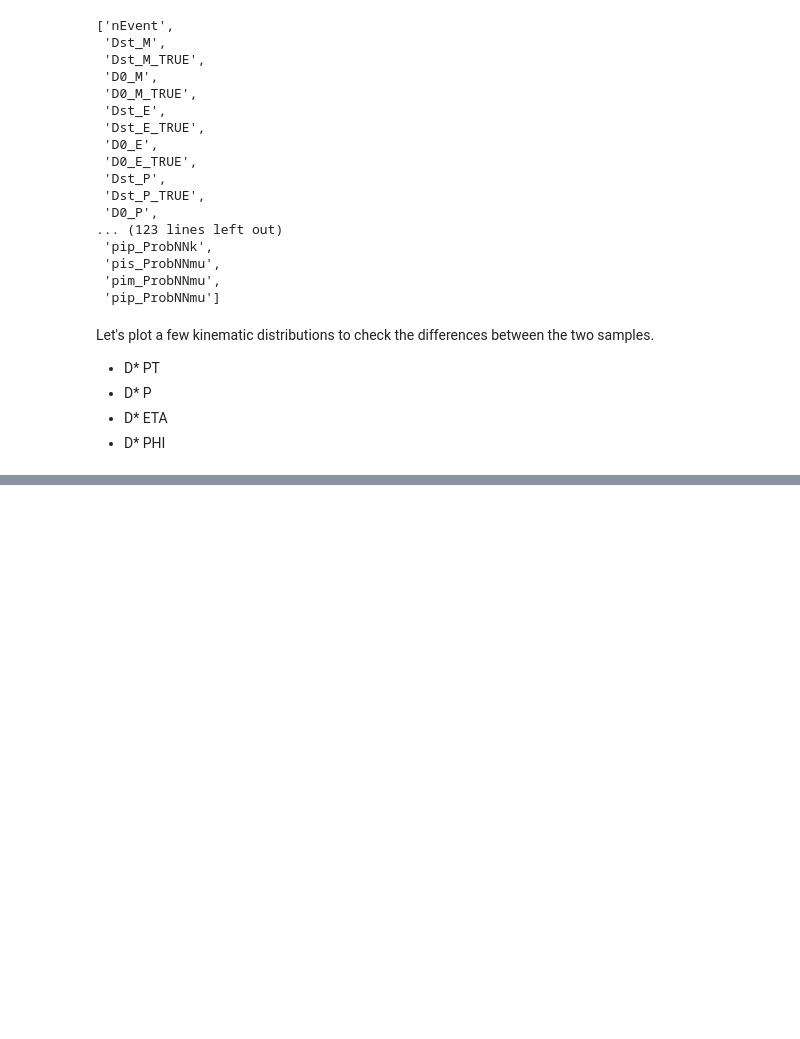
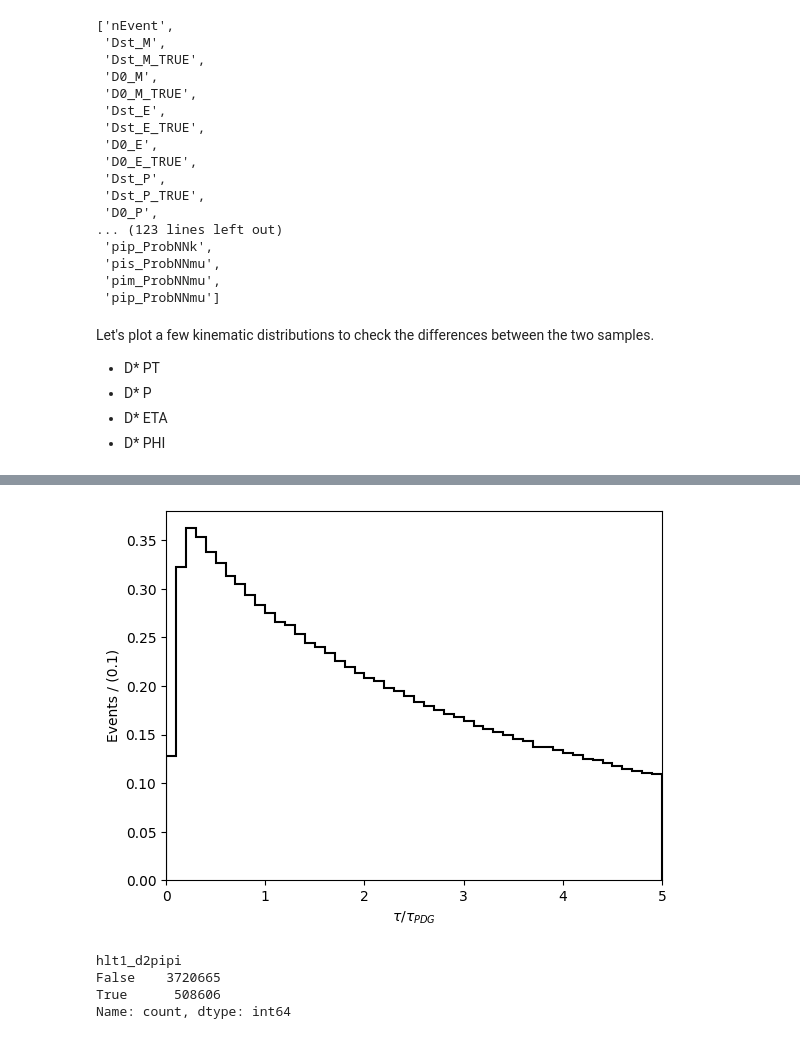
Before and after one commit to cpviolation/d02kspipi_asymmetry, a Jupyter notebook: notebooks/efficiency_studies.ipynb, the cells around one changed output, grey strips where cells are left out. Saved outputs shown, nothing was run; the diff lists cells and outputs as text; code cells hidden in the pictures; blank space fills up the shorter version.

```diff
--- a/notebooks/efficiency_studies.ipynb
+++ b/notebooks/efficiency_studies.ipynb
@@ -99,0 +110,7 @@ for var, props in vars_to_plot.items():
+# %%
+# ['hh_PT', 'hh_VERTEX_CHI2', 'hh_ETA', 'hh_DOCA', 'h1_PT', 'h2_PT', 'h1_IP', 'h2_IP', 'hh_CTAU', 'hh_MASS', 'hh_Z', 'PV_Z']
+vars_to_use  = [f'{x}_P{y}' for x in ['pip', 'pim'] for y in ['X', 'Y', 'Z']]
+vars_to_use += [f'{x}_IP' for x in ['pip', 'pim']]
+vars_to_use += ['D0_vtxX', 'D0_vtxY', 'D0_vtxZ', 'Dst_vtxX', 'Dst_vtxY', 'Dst_vtxZ', 'D0_eta', 'D0_M']
+df = d2pipi['DecayTree'].arrays(vars_to_use, library="pd")
+df.head()
@@ -99,0 +124,24 @@ for var, props in vars_to_plot.items():
+# %%
+from analysis_helpers.kinematics import pseudorapidity, doca, slope, ctau, mass
+import numpy as np
+df['hh_PT'] = 1000.*( (df['pip_PX']+df['pim_PX'])**2 + (df['pip_PY']+df['pim_PY'])**2)**0.5
+df['hh_VERTEX_CHI2'] = np.zeros(len(df))  # Placeholder, need to compute from vertex fit
+df['hh_ETA'] = pseudorapidity( df['pip_PX']+df['pim_PX'], df['pip_PY']+df['pim_PY'], df['pip_PZ']+df['pim_PZ'] )
+df['hh_DOCA'] = doca( df['D0_vtxX'], df['D0_vtxY'], df['D0_vtxZ'], slope(df['pip_PX'], df['pip_PZ']), slope(df['pip_PY'], df['pip_PZ']),
+                      df['D0_vtxX'], df['D0_vtxY'], df['D0_vtxZ'], slope(df['pim_PX'], df['pim_PZ']), slope(df['pim_PY'], df['pim_PZ']) )
+df['h1_PT'] = 1000.*(df['pip_PX']**2 + df['pip_PY']**2)**0.5
+df['h2_PT'] = 1000.*(df['pim_PX']**2 + df['pim_PY']**2)**0.5
+df['h1_IP'] = df['pip_IP']
+df['h2_IP'] = df['pim_IP']
+df['D0_DL'] = np.sqrt( (df['D0_vtxX'] - df['Dst_vtxX'])**2 + (df['D0_vtxY'] - df['Dst_vtxY'])**2 + (df['D0_vtxZ'] - df['Dst_vtxZ'])**2 )
+df['hh_CTAU'] = ctau( df['D0_DL'], 1864.83, df['hh_PT'] )
+df['pip_E'] = np.sqrt(df['pip_PX']**2 + df['pip_PY']**2 + df['pip_PZ']**2 + 0.13957**2)
+df['pim_E'] = np.sqrt(df['pim_PX']**2 + df['pim_PY']**2 + df['pim_PZ']**2 + 0.13957**2)
+df['hh_MASS'] = 1000.*mass( df['pip_PX'] + df['pim_PX'], df['pip_PY'] + df['pim_PY'], df['pip_PZ'] + df['pim_PZ'], df['pip_E'] + df['pim_E'] )
+df['hh_Z'] = df['D0_vtxZ']
+df['PV_Z'] = df['Dst_vtxZ']  # Assuming PV is at
+# %%
+from analysis_helpers.plotting import plot_hist
+fig, ax = plot_hist(df['hh_CTAU']/0.4101, name=r'$\tau/\tau_{PDG}$', density=True, bins=50, range=(0, 5), log=True)
+# %% [output]
+[figure, added]
@@ -99,0 +151,7 @@ for var, props in vars_to_plot.items():
+# %%
+df['hlt1_d2pipi'].value_counts()
+# %% [output]
+hlt1_d2pipi
+False    3720665
+True      508606
+Name: count, dtype: int64
```
Also changed, not shown: parts of 5 cells of this notebook, 4 other files.
